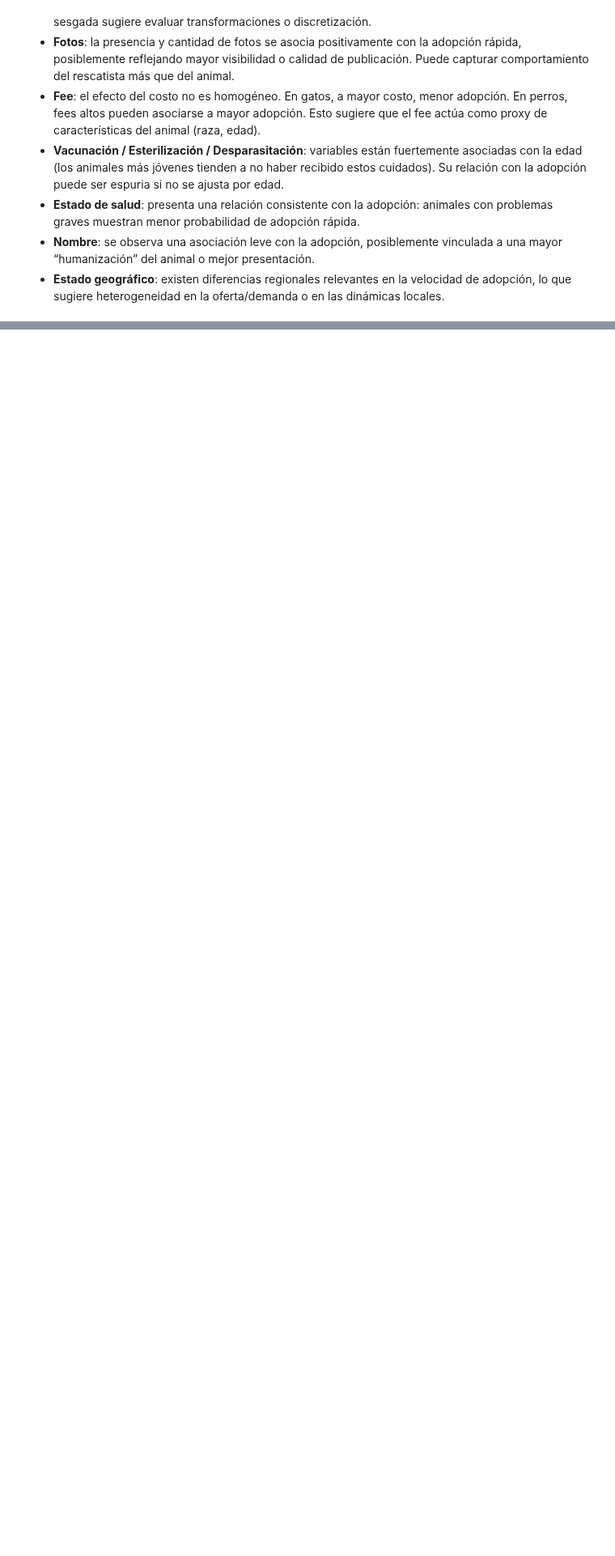
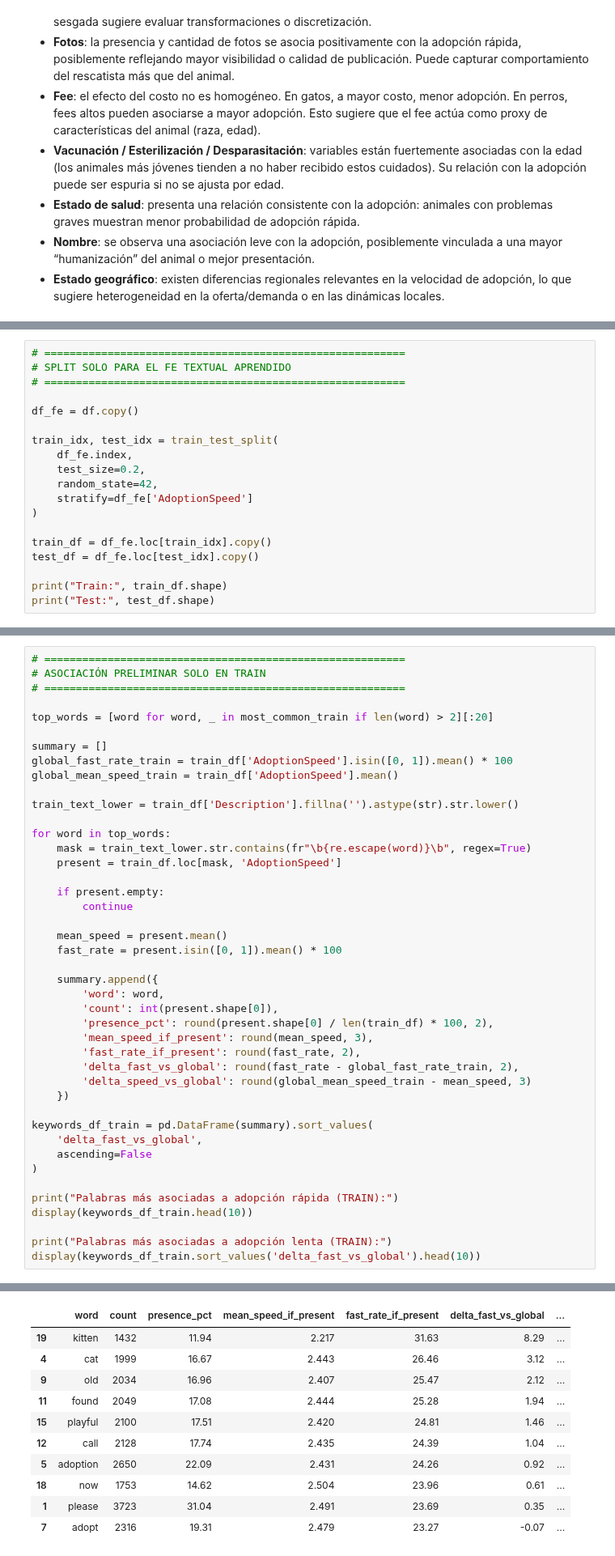
Before and after one commit to patriciasandagorda/UA_MDM_Labo2_Grupo2, a Jupyter notebook: EDA/04_EDA_PetFinder.ipynb, the cells around one changed output, grey strips where cells are left out. Shown at 81% size. Saved outputs shown, nothing was run; the diff lists cells and outputs as text; blank space fills up the shorter version.

```diff
--- a/EDA/04_EDA_PetFinder.ipynb
+++ b/EDA/04_EDA_PetFinder.ipynb
@@ -2015,0 +1799,19 @@ Reporte de clasificación:
+# %%
+# =========================================================
+# SPLIT SOLO PARA EL FE TEXTUAL APRENDIDO
+# =========================================================
+
+df_fe = df.copy()
+
+train_idx, test_idx = train_test_split(
+    df_fe.index,
+    test_size=0.2,
+    random_state=42,
+    stratify=df_fe['AdoptionSpeed']
+)
+
+train_df = df_fe.loc[train_idx].copy()
+test_df = df_fe.loc[test_idx].copy()
+
+print("Train:", train_df.shape)
+print("Test:", test_df.shape)
@@ -2015,0 +1869,44 @@ Reporte de clasificación:
+# %%
+# =========================================================
+# ASOCIACIÓN PRELIMINAR SOLO EN TRAIN
+# =========================================================
+
+top_words = [word for word, _ in most_common_train if len(word) > 2][:20]
+
+summary = []
+global_fast_rate_train = train_df['AdoptionSpeed'].isin([0, 1]).mean() * 100
+global_mean_speed_train = train_df['AdoptionSpeed'].mean()
+
+train_text_lower = train_df['Description'].fillna('').astype(str).str.lower()
+
+for word in top_words:
+    mask = train_text_lower.str.contains(fr"\b{re.escape(word)}\b", regex=True)
+    present = train_df.loc[mask, 'AdoptionSpeed']
+
+    if present.empty:
+        continue
+
+    mean_speed = present.mean()
+    fast_rate = present.isin([0, 1]).mean() * 100
+
+    summary.append({
+        'word': word,
+        'count': int(present.shape[0]),
+        'presence_pct': round(present.shape[0] / len(train_df) * 100, 2),
+        'mean_speed_if_present': round(mean_speed, 3),
+        'fast_rate_if_present': round(fast_rate, 2),
+        'delta_fast_vs_global': round(fast_rate - global_fast_rate_train, 2),
+        'delta_speed_vs_global': round(global_mean_speed_train - mean_speed, 3)
+    })
+
+keywords_df_train = pd.DataFrame(summary).sort_values(
+    'delta_fast_vs_global',
+    ascending=False
+)
+
+print("Palabras más asociadas a adopción rápida (TRAIN):")
+display(keywords_df_train.head(10))
+
+print("Palabras más asociadas a adopción lenta (TRAIN):")
+display(keywords_df_train.sort_values('delta_fast_vs_global').head(10))
+# %% [output]
@@ -2015,0 +1914,11 @@ Reporte de clasificación:
+|  | word | count | presence_pct | mean_speed_if_present | fast_rate_if_present | delta_fast_vs_global | ... |
+| 19 | kitten | 1432 | 11.94 | 2.217 | 31.63 | 8.29 | ... |
+| 4 | cat | 1999 | 16.67 | 2.443 | 26.46 | 3.12 | ... |
+| 9 | old | 2034 | 16.96 | 2.407 | 25.47 | 2.12 | ... |
+| 11 | found | 2049 | 17.08 | 2.444 | 25.28 | 1.94 | ... |
+| 15 | playful | 2100 | 17.51 | 2.420 | 24.81 | 1.46 | ... |
+| 12 | call | 2128 | 17.74 | 2.435 | 24.39 | 1.04 | ... |
+| 5 | adoption | 2650 | 22.09 | 2.431 | 24.26 | 0.92 | ... |
+| 18 | now | 1753 | 14.62 | 2.504 | 23.96 | 0.61 | ... |
+| 1 | please | 3723 | 31.04 | 2.491 | 23.69 | 0.35 | ... |
+| 7 | adopt | 2316 | 19.31 | 2.479 | 23.27 | -0.07 | ... |
```
Also changed, not shown: parts of 27 cells of this notebook, 1 other file.
